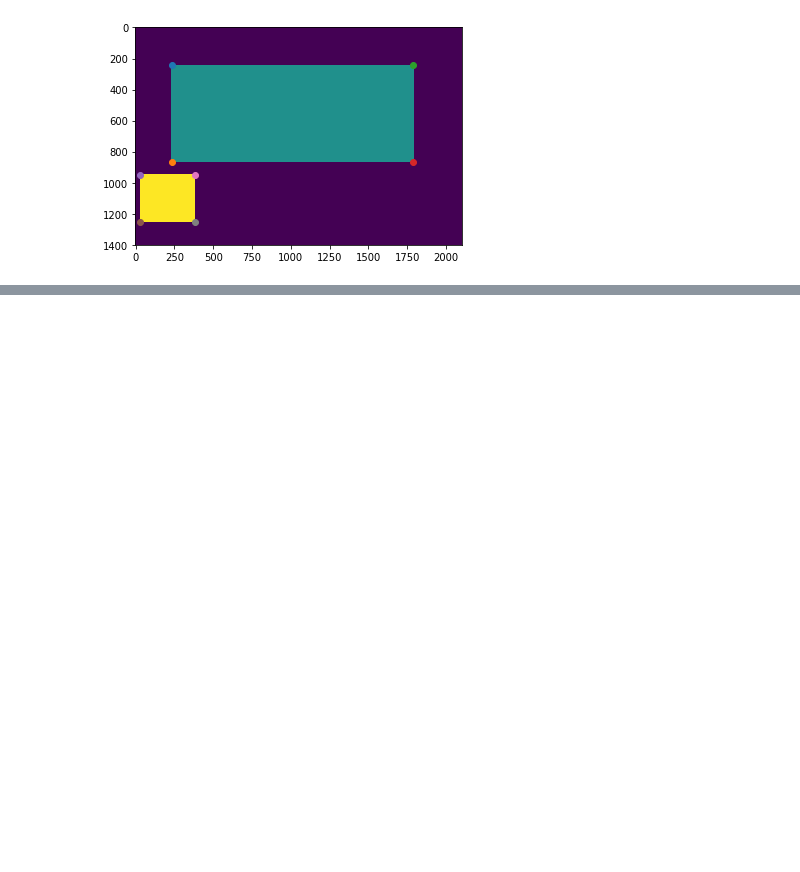
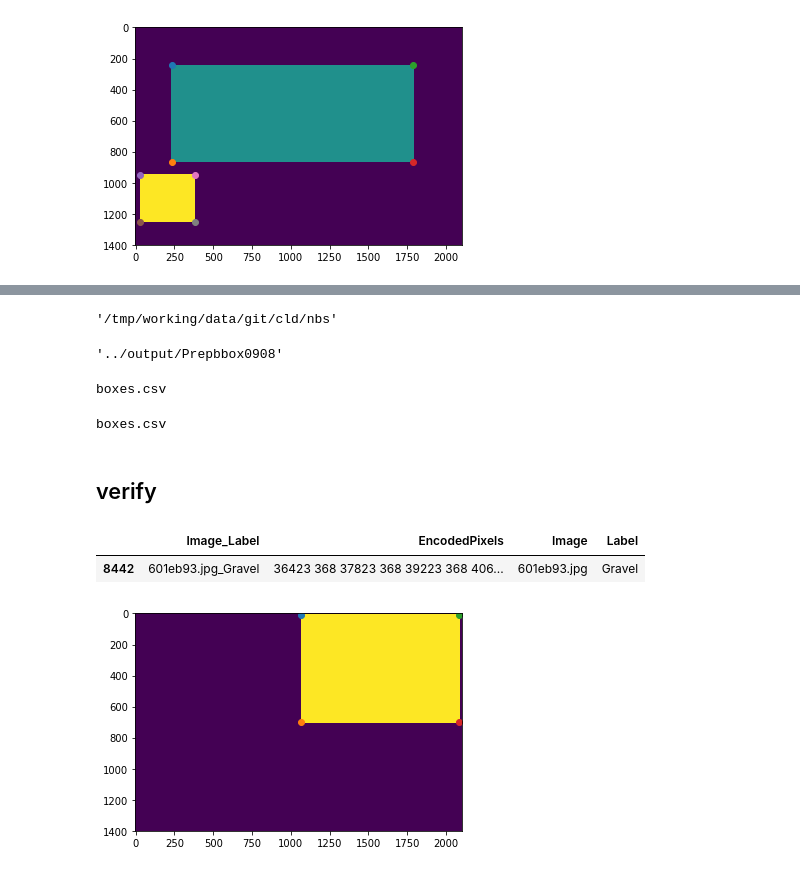
Before and after one commit to yang-zhang/understanding_cloud_organization, a Jupyter notebook: nbs/PrepBbox0908.ipynb, the cells around one changed output, grey strips where cells are left out. Cells and saved outputs as stored; diff of their text form; code cells hidden in the pictures; blank space fills up the shorter version.

```diff
--- a/nbs/PrepBbox0908.ipynb
+++ b/nbs/PrepBbox0908.ipynb
@@ -275,2 +129,0 @@ Index(['index', 'Image_Label', 'EncodedPixels', 'Image', 'Label', 'index',
-# %%
-df_bb = df_bb[['Image', 'x1', 'y1', 'x2', 'y2', 'Label']]
@@ -353,5 +129,0 @@ df.head()
-# %%
-# df = pd.read_csv(f'{p_input}/train.csv')
-df['Image'] = df.Image_Label.apply(lambda x: x.split('_')[0])
-df['Label'] = df.Image_Label.apply(lambda x: x.split('_')[1])
-df = df[df.EncodedPixels.notnull()]
@@ -405,3 +129,0 @@ df.shape, df_xys.shape
-# %%
-df_bb = pd.concat([df.reset_index(), df_xys.reset_index()], axis=1)
-df_bb.head()
@@ -425,2 +129,0 @@ Index(['index', 'Image_Label', 'EncodedPixels', 'Image', 'Label', 'index',
-# %%
-df_bb = df_bb[['Image', 'x1', 'y1', 'x2', 'y2', 'Label']]
@@ -437,0 +130,36 @@ df_bb.to_csv(f'{p_output}/boxes.csv', index=False, header=None)
+# %%
+pwd
+# %% [output]
+'/tmp/working/data/git/cld/nbs'
+# %%
+p_output
+# %% [output]
+'../output/Prepbbox0908'
+# %%
+ls /tmp/working/data/git/cld/output/Prepbbox0908/
+# %% [output]
+boxes.csv
+# %%
+ls $p_output
+# %% [output]
+boxes.csv
+# %% [markdown]
+## verify
+# %%
+df.sample()
+# %% [output]
+|  | Image_Label | EncodedPixels | Image | Label |
+| 8442 | 601eb93.jpg_Gravel | 36423 368 37823 368 39223 368 406... | 601eb93.jpg | Gravel |
+# %%
+_,rle,image,label = df[df.EncodedPixels.notnull()].sample().values[0]
+msk = rle2msk(rle)
+plt.imshow(msk)
+for v in df_bb[(df_bb.Image==image)&(df_bb.Label==label)].values:
+    _,x1, y1, x2, y2,_ = v
+    plt.plot(x1, y1, 'o');
+    plt.plot(x1, y2, 'o');
+    plt.plot(x2, y1, 'o');
+    plt.plot(x2, y2, 'o');
+plt.show()
+# %% [output]
+[figure, added]
```
Also changed, not shown: parts of 47 cells of this notebook.
